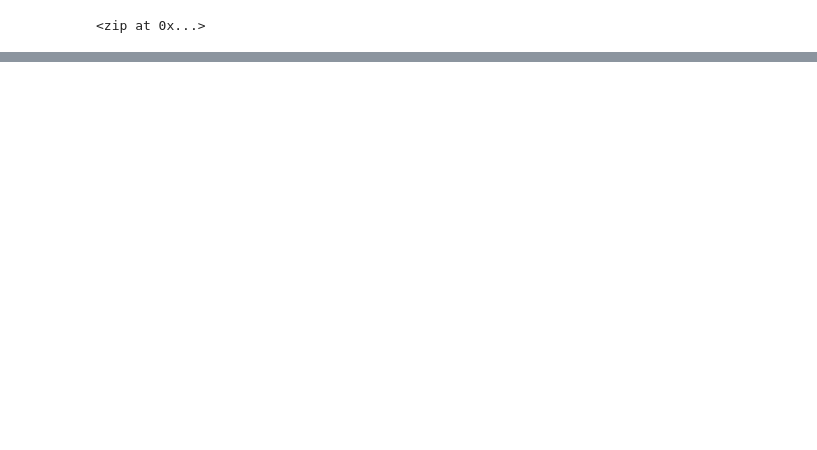
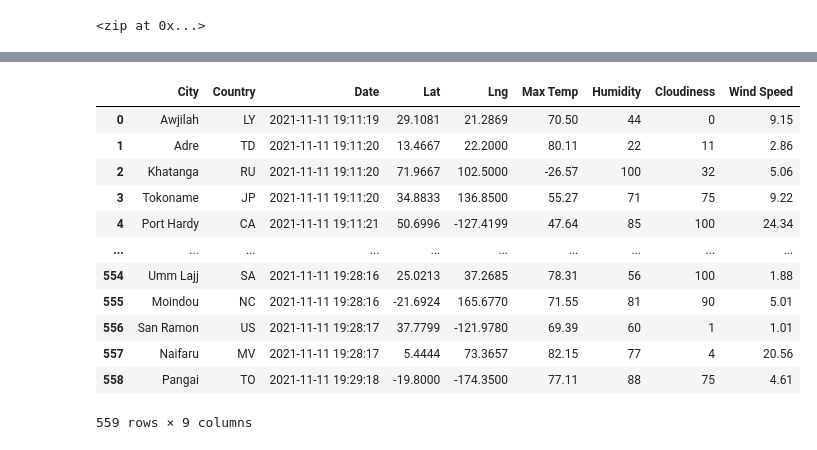
Before and after one commit to Ryan-Fried/Module_6_World_Weather_Analysis, a Jupyter notebook: WeatherPy.ipynb, the cells around one changed output, grey strips where cells are left out. Cells and saved outputs as stored; diff of their text form; code cells hidden in the pictures; blank space fills up the shorter version.

```diff
--- a/WeatherPy.ipynb
+++ b/WeatherPy.ipynb
@@ -31,0 +41,3 @@ len(cities)
+# %%
+# Starting URL for Weather Map API Call.
+url = "http://api.openweathermap.org/data/2.5/weather?units=Imperial&APPID=" + weather_api_key
@@ -31,0 +126,4 @@ len(cities)
+# %%
+# Convert the array of dictionaries to a Pandas DataFrame
+city_data_df = pd.DataFrame(city_data)
+city_data_df.head(10)
@@ -31,0 +142,18 @@ len(cities)
+# %%
+new_column_order = ['City', 'Country', 'Date', 'Lat', 'Lng', 'Max Temp', 'Humidity', 'Cloudiness', 'Wind Speed']
+city_data_df = city_data_df[new_column_order]
+city_data_df
+# %% [output]
+|  | City | Country | Date | Lat | Lng | Max Temp | Humidity | Cloudiness | Wind Speed |
+| 0 | Awjilah | LY | 2021-11-11 19:11:19 | 29.1081 | 21.2869 | 70.50 | 44 | 0 | 9.15 |
+| 1 | Adre | TD | 2021-11-11 19:11:20 | 13.4667 | 22.2000 | 80.11 | 22 | 11 | 2.86 |
+| 2 | Khatanga | RU | 2021-11-11 19:11:20 | 71.9667 | 102.5000 | -26.57 | 100 | 32 | 5.06 |
+| 3 | Tokoname | JP | 2021-11-11 19:11:20 | 34.8833 | 136.8500 | 55.27 | 71 | 75 | 9.22 |
+| 4 | Port Hardy | CA | 2021-11-11 19:11:21 | 50.6996 | -127.4199 | 47.64 | 85 | 100 | 24.34 |
+| ... | ... | ... | ... | ... | ... | ... | ... | ... | ... |
+| 554 | Umm Lajj | SA | 2021-11-11 19:28:16 | 25.0213 | 37.2685 | 78.31 | 56 | 100 | 1.88 |
+| 555 | Moindou | NC | 2021-11-11 19:28:16 | -21.6924 | 165.6770 | 71.55 | 81 | 90 | 5.01 |
+| 556 | San Ramon | US | 2021-11-11 19:28:17 | 37.7799 | -121.9780 | 69.39 | 60 | 1 | 1.01 |
+| 557 | Naifaru | MV | 2021-11-11 19:28:17 | 5.4444 | 73.3657 | 82.15 | 77 | 4 | 20.56 |
+| 558 | Pangai | TO | 2021-11-11 19:29:18 | -19.8000 | -174.3500 | 77.11 | 88 | 75 | 4.61 |
+559 rows × 9 columns
```
Also changed, not shown: parts of 7 cells of this notebook, 3 other files.
